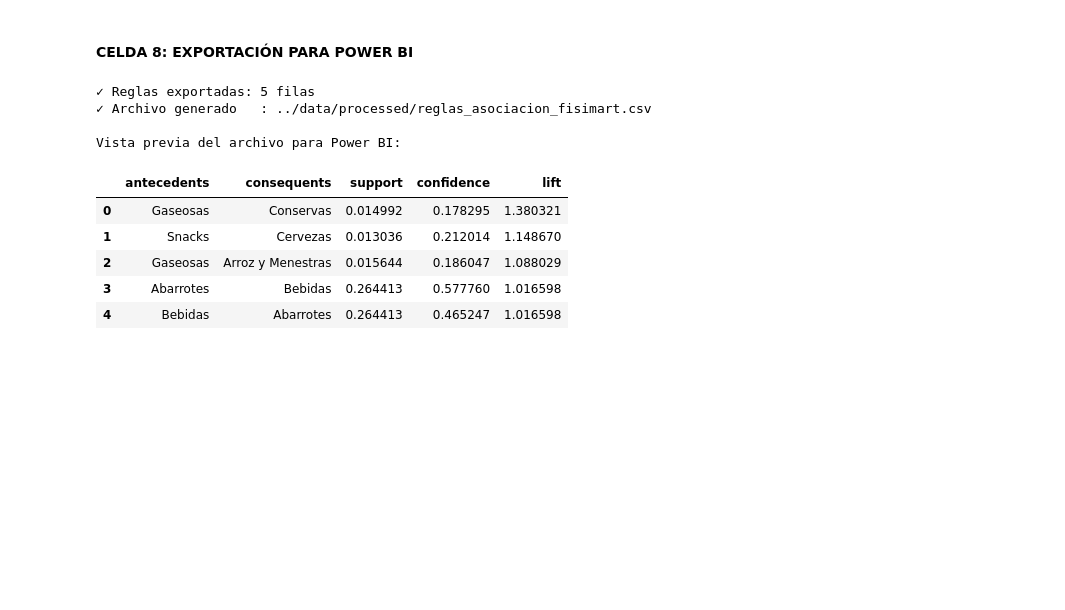
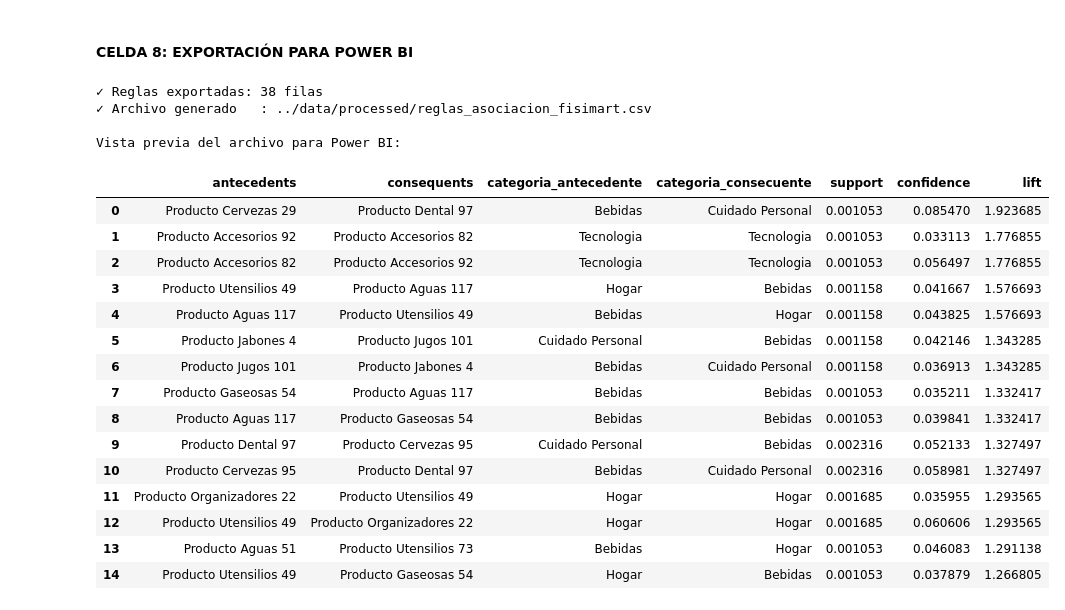
Before and after one commit to jose-lv/proyecto-bi-FISIMart, a Jupyter notebook: notebooks/05_asociacion.ipynb, the cells around one changed output. Cells and saved outputs as stored; diff of their text form; code cells hidden in the pictures; blank space fills up the shorter version.

Commit message:
change: nivel de categoria -> nivel producto

```diff
--- a/notebooks/05_asociacion.ipynb
+++ b/notebooks/05_asociacion.ipynb
@@ -79,5 +92,5 @@ Categorías disponibles: ['Abarrotes', 'Bebidas', 'Cuidado Personal', 'Hogar', '
 # %%
-NIVEL_ANALISIS = "categoria"
+NIVEL_ANALISIS = "nombre"
 FILTRAR_CANASTAS_UNITARIAS = True
 
 transacciones_raw = (
@@ -97,10 +110,13 @@ else:
 n_transacciones = len(transacciones)
 tamano_promedio = np.mean([len(t) for t in transacciones]) if n_transacciones else 0
 n_excluidas = n_transacciones_raw - n_transacciones
+n_productos_en_canastas = len({prod for tx in transacciones for prod in tx})
 
+print(f"Nivel de análisis                         : producto (nombre)")
 print(f"Transacciones totales (sin filtrar)     : {n_transacciones_raw:,}")
 print(f"Canastas unitarias excluidas             : {n_excluidas:,}")
 print(f"Transacciones para minería de reglas     : {n_transacciones:,}")
+print(f"Productos distintos en canastas          : {n_productos_en_canastas:,}")
 print(f"Tamaño promedio de canasta (ítems dist.): {tamano_promedio:.2f}")
 print(f"\nEjemplo de transacciones (primeras 5):")
 for tx in transacciones[:5]:
@@ -146,5 +170,5 @@ Vista previa (5 primeras filas):
 # %%
-MIN_SUPPORT = 0.01
+MIN_SUPPORT = 0.001
 
 
 def formatear_itemset(itemset):
@@ -397,27 +378,41 @@ Los itemsets **Bebidas + Cuidado Personal** (~16 % soporte) y **Bebidas + Hogar*
 # %% [markdown]
 #### CELDA 8: EXPORTACIÓN PARA POWER BI
 # %%
-columnas_pbi = ["antecedents", "consequents", "support", "confidence", "lift"]
+columnas_pbi = [
+    "antecedents", "consequents",
+    "categoria_antecedente", "categoria_consecuente",
+    "support", "confidence", "lift",
+]
 
 df_export = reglas_priorizadas[columnas_pbi].copy()
 df_export["support"] = df_export["support"].round(6)
 df_export["confidence"] = df_export["confidence"].round(6)
 df_export["lift"] = df_export["lift"].round(6)
 
 df_export.to_csv(ARCHIVO_REGLAS_EXPORT, sep=";", index=False, encoding="utf-8")
 
 print(f"✓ Reglas exportadas: {len(df_export)} filas")
 print(f"✓ Archivo generado   : {ARCHIVO_REGLAS_EXPORT}")
 print(f"\nVista previa del archivo para Power BI:")
 display(df_export.head(15))
 # %% [output]
-✓ Reglas exportadas: 5 filas
+✓ Reglas exportadas: 38 filas
 ✓ Archivo generado   : ../data/processed/reglas_asociacion_fisimart.csv
 
 Vista previa del archivo para Power BI:
-|  | antecedents | consequents | support | confidence | lift |
-| 0 | Gaseosas | Conservas | 0.014992 | 0.178295 | 1.380321 |
-| 1 | Snacks | Cervezas | 0.013036 | 0.212014 | 1.148670 |
-| 2 | Gaseosas | Arroz y Menestras | 0.015644 | 0.186047 | 1.088029 |
-| 3 | Abarrotes | Bebidas | 0.264413 | 0.577760 | 1.016598 |
-| 4 | Bebidas | Abarrotes | 0.264413 | 0.465247 | 1.016598 |
+|  | antecedents | consequents | categoria_antecedente | categoria_consecuente | support | confidence | lift |
+| 0 | Producto Cervezas 29 | Producto Dental 97 | Bebidas | Cuidado Personal | 0.001053 | 0.085470 | 1.923685 |
+| 1 | Producto Accesorios 92 | Producto Accesorios 82 | Tecnologia | Tecnologia | 0.001053 | 0.033113 | 1.776855 |
+| 2 | Producto Accesorios 82 | Producto Accesorios 92 | Tecnologia | Tecnologia | 0.001053 | 0.056497 | 1.776855 |
+| 3 | Producto Utensilios 49 | Producto Aguas 117 | Hogar | Bebidas | 0.001158 | 0.041667 | 1.576693 |
+| 4 | Producto Aguas 117 | Producto Utensilios 49 | Bebidas | Hogar | 0.001158 | 0.043825 | 1.576693 |
+| 5 | Producto Jabones 4 | Producto Jugos 101 | Cuidado Personal | Bebidas | 0.001158 | 0.042146 | 1.343285 |
+| 6 | Producto Jugos 101 | Producto Jabones 4 | Bebidas | Cuidado Personal | 0.001158 | 0.036913 | 1.343285 |
+| 7 | Producto Gaseosas 54 | Producto Aguas 117 | Bebidas | Bebidas | 0.001053 | 0.035211 | 1.332417 |
+| 8 | Producto Aguas 117 | Producto Gaseosas 54 | Bebidas | Bebidas | 0.001053 | 0.039841 | 1.332417 |
+| 9 | Producto Dental 97 | Producto Cervezas 95 | Cuidado Personal | Bebidas | 0.002316 | 0.052133 | 1.327497 |
+| 10 | Producto Cervezas 95 | Producto Dental 97 | Bebidas | Cuidado Personal | 0.002316 | 0.058981 | 1.327497 |
+| 11 | Producto Organizadores 22 | Producto Utensilios 49 | Hogar | Hogar | 0.001685 | 0.035955 | 1.293565 |
+| 12 | Producto Utensilios 49 | Producto Organizadores 22 | Hogar | Hogar | 0.001685 | 0.060606 | 1.293565 |
+| 13 | Producto Aguas 51 | Producto Utensilios 73 | Bebidas | Hogar | 0.001053 | 0.046083 | 1.291138 |
+| 14 | Producto Utensilios 49 | Producto Gaseosas 54 | Hogar | Bebidas | 0.001053 | 0.037879 | 1.266805 |
```
Also changed, not shown: parts of 12 cells of this notebook.
